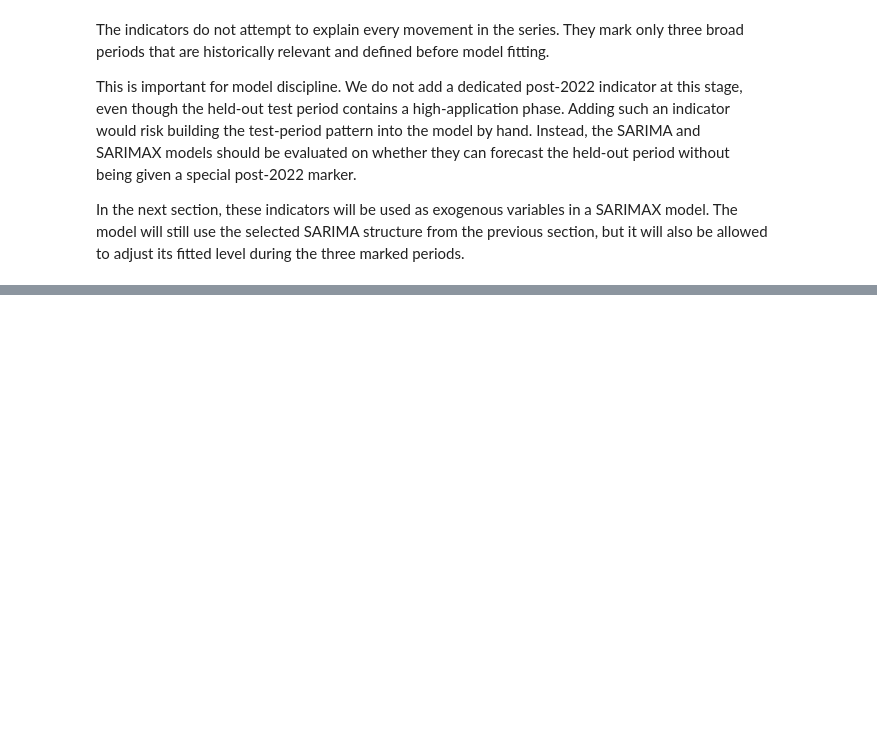
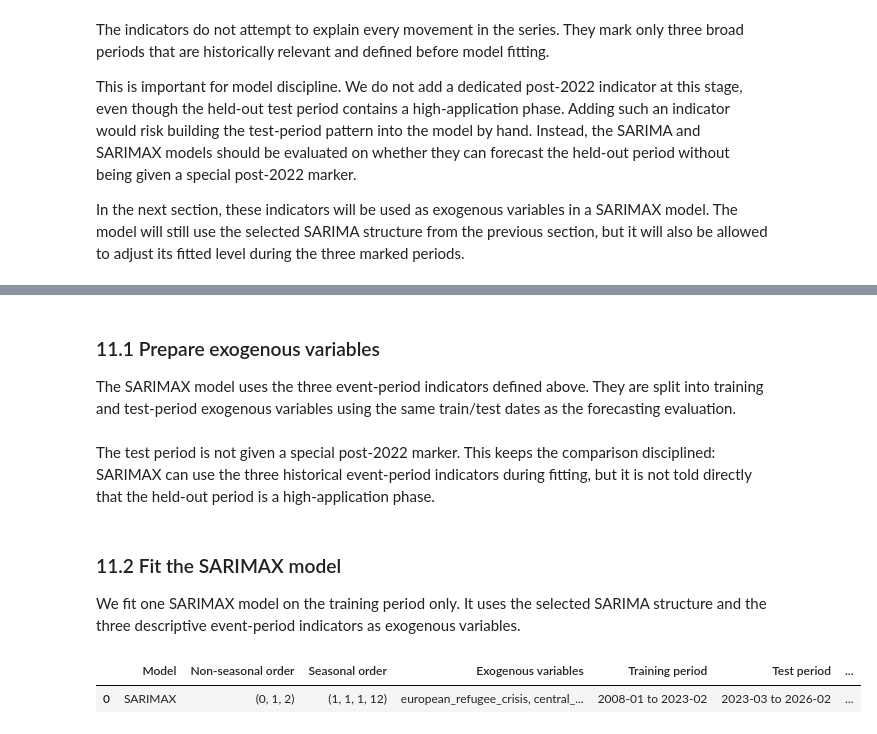
Before and after one commit to kcsongor011/humanitarian_decision_toolkit, a Jupyter notebook: notebooks/forecasting/arrival_dynamics_2_long_term_country_level_arrivals.ipynb, the cells around one changed output, grey strips where cells are left out. Drawn from its saved outputs; the diff is of its cells as text; code cells hidden in the pictures; blank space fills up the shorter version.

```diff
--- a/notebooks/forecasting/arrival_dynamics_2_long_term_country_level_arrivals.ipynb
+++ b/notebooks/forecasting/arrival_dynamics_2_long_term_country_level_arrivals.ipynb
@@ -1094,0 +1115,4 @@ In the next section, these indicators will be used as exogenous variables in a S
+# %% [markdown]
+### 11.1 Prepare exogenous variables
+
+The SARIMAX model uses the three event-period indicators defined above. They are split into training and test-period exogenous variables using the same train/test dates as the forecasting evaluation.
@@ -1094,0 +1142,6 @@ In the next section, these indicators will be used as exogenous variables in a S
+# %% [markdown]
+The test period is not given a special post-2022 marker. This keeps the comparison disciplined: SARIMAX can use the three historical event-period indicators during fitting, but it is not told directly that the held-out period is a high-application phase.
+# %% [markdown]
+### 11.2 Fit the SARIMAX model
+
+We fit one SARIMAX model on the training period only. It uses the selected SARIMA structure and the three descriptive event-period indicators as exogenous variables.
@@ -1094,0 +1159,29 @@ In the next section, these indicators will be used as exogenous variables in a S
+# %%
+sarimax_model_info = pd.DataFrame(
+    [
+        {
+            "Model": "SARIMAX",
+            "Non-seasonal order": str(selected_sarima_order),
+            "Seasonal order": str(selected_sarima_seasonal_order),
+            "Exogenous variables": ", ".join(indicator_columns),
+            "Training period": (
+                f"{train['date'].min():%Y-%m} "
+                f"to {train['date'].max():%Y-%m}"
+            ),
+            "Test period": (
+                f"{test['date'].min():%Y-%m} "
+                f"to {test['date'].max():%Y-%m}"
+            ),
+            "AIC": sarimax_results.aic,
+            "BIC": sarimax_results.bic,
+        }
+    ]
+).assign(
+    AIC=lambda df: df["AIC"].round(1),
+    BIC=lambda df: df["BIC"].round(1),
+)
+
+sarimax_model_info
+# %% [output]
+|  | Model | Non-seasonal order | Seasonal order | Exogenous variables | Training period | Test period | ... |
+| 0 | SARIMAX | (0, 1, 2) | (1, 1, 1, 12) | european_refugee_crisis, central_... | 2008-01 to 2023-02 | 2023-03 to 2026-02 | ... |
```
Also changed, not shown: parts of 12 cells of this notebook.
